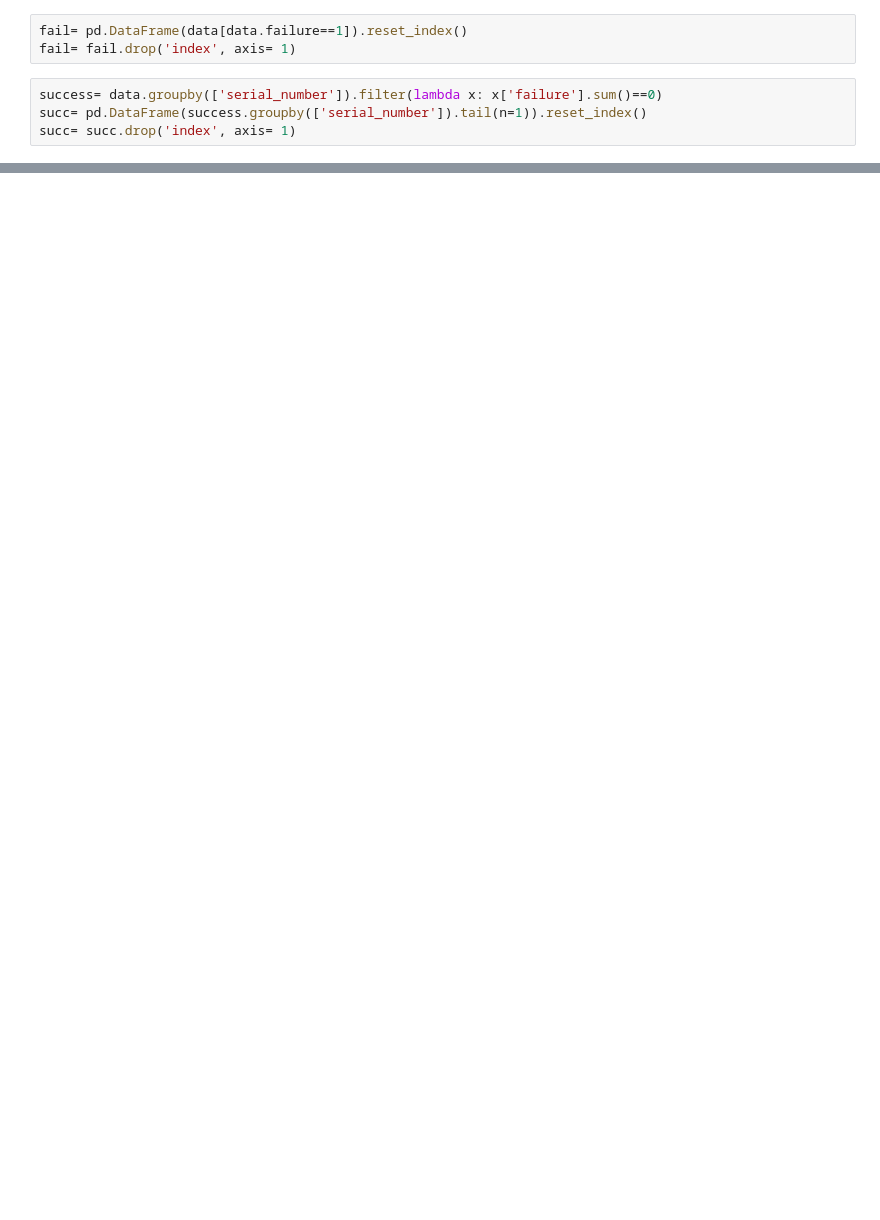
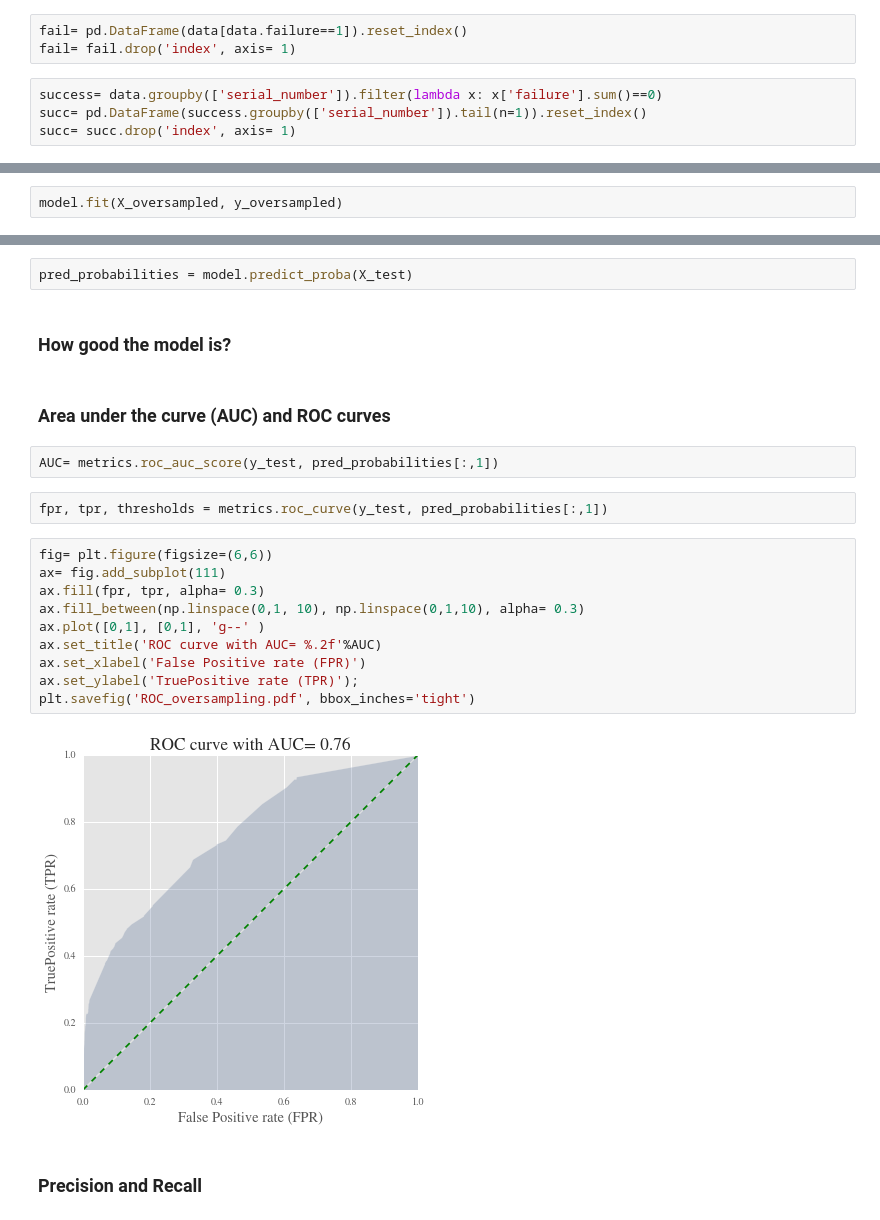
Before and after one commit to anamabo/Predicting_failure_hard_disks, a Jupyter notebook: machine_learning.ipynb, the cells around one changed output, grey strips where cells are left out. Saved outputs shown, nothing was run; the diff lists cells and outputs as text; blank space fills up the shorter version.

```diff
--- a/machine_learning.ipynb
+++ b/machine_learning.ipynb
@@ -184,0 +222,2 @@ int(sd/fd), fd #-> number of subsamples, elements in each subsample
+# %%
+model.fit(X_oversampled, y_oversampled)
@@ -184,0 +232,24 @@ int(sd/fd), fd #-> number of subsamples, elements in each subsample
+# %%
+pred_probabilities = model.predict_proba(X_test)
+# %% [markdown]
+### How good the model is?
+# %% [markdown]
+### Area under the curve (AUC) and ROC curves
+# %%
+AUC= metrics.roc_auc_score(y_test, pred_probabilities[:,1])
+# %%
+fpr, tpr, thresholds = metrics.roc_curve(y_test, pred_probabilities[:,1])
+# %%
+fig= plt.figure(figsize=(6,6))
+ax= fig.add_subplot(111)
+ax.fill(fpr, tpr, alpha= 0.3)
+ax.fill_between(np.linspace(0,1, 10), np.linspace(0,1,10), alpha= 0.3)
+ax.plot([0,1], [0,1], 'g--' )
+ax.set_title('ROC curve with AUC= %.2f'%AUC)
+ax.set_xlabel('False Positive rate (FPR)')
+ax.set_ylabel('TruePositive rate (TPR)');
+plt.savefig('ROC_oversampling.pdf', bbox_inches='tight')
+# %% [output]
+[figure, added]
+# %% [markdown]
+### Precision and Recall
```
Also changed, not shown: parts of 88 cells of this notebook.
